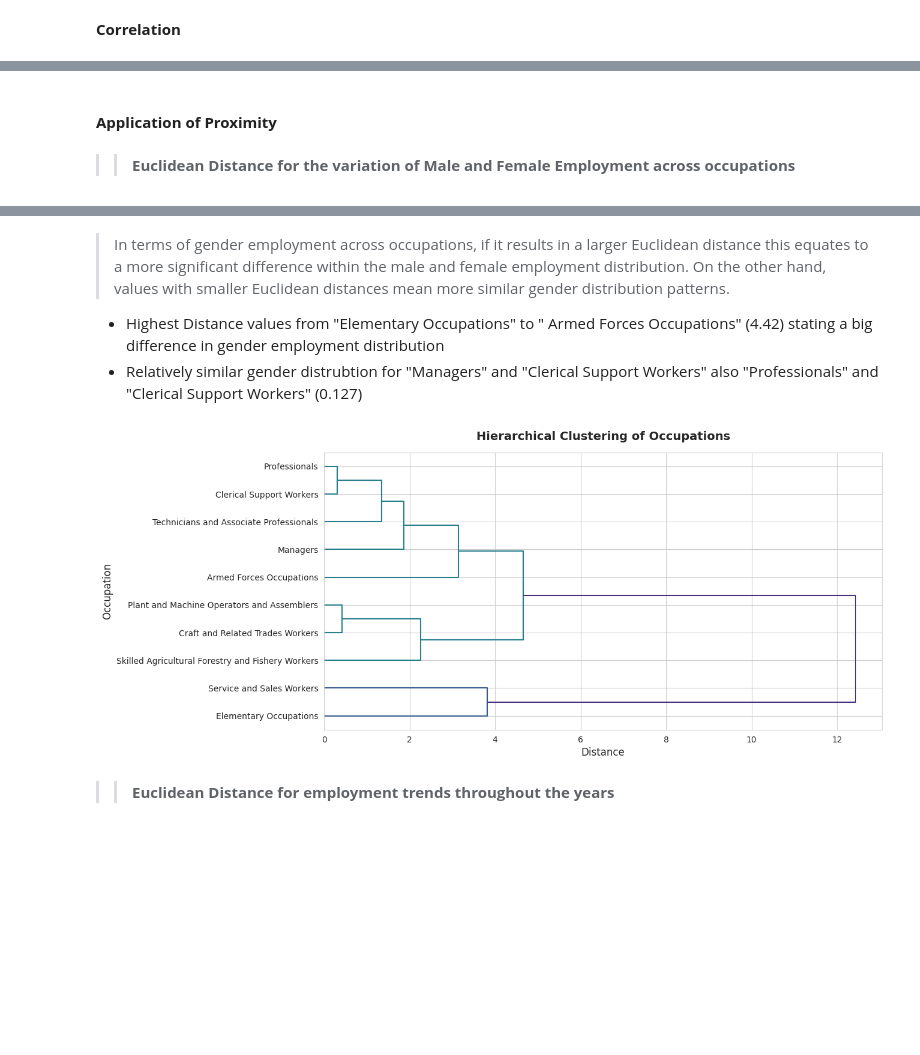
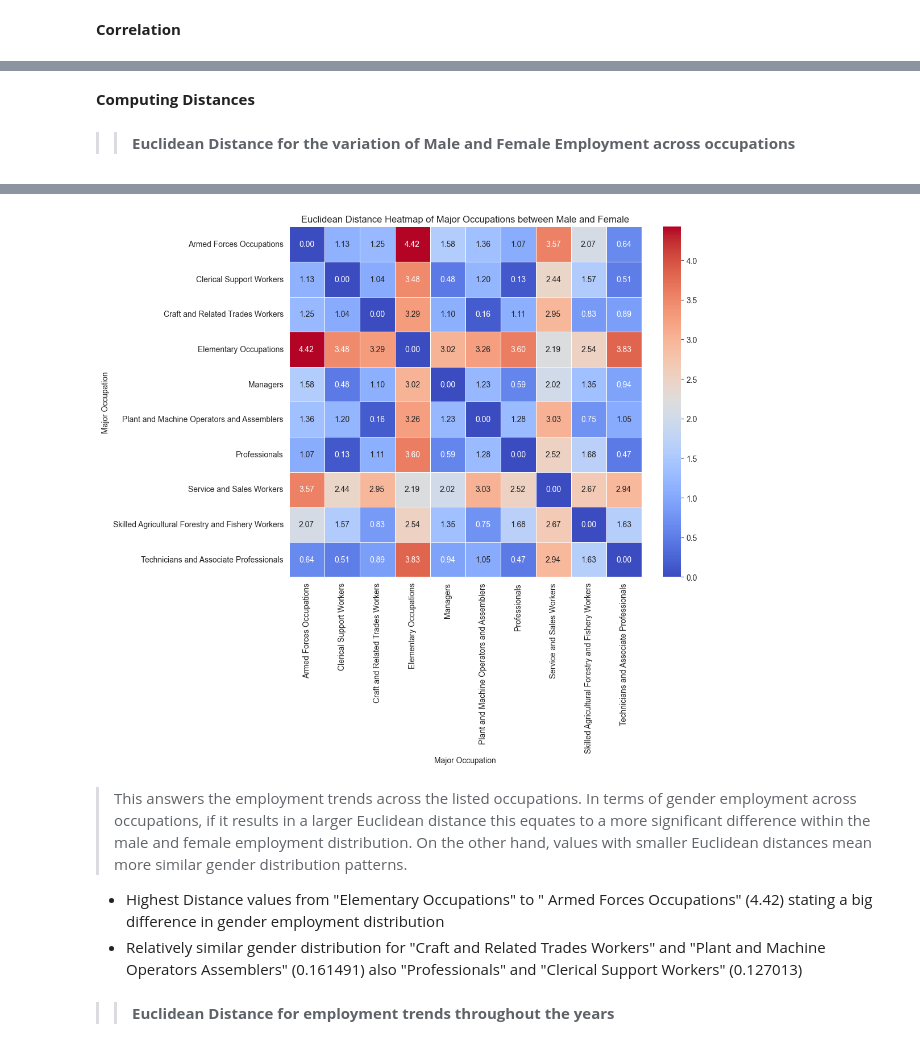
Before and after one commit to hotline8ling/Data-Mining-on-Employed-Persons-by-Major-Occupation-by-Region-by-Sex-in-the-Philippines, a Jupyter notebook: Test_Clean.ipynb, the cells around one changed output, grey strips where cells are left out. Drawn from its saved outputs; the diff is of its cells as text; code cells hidden in the pictures; blank space fills up the shorter version.

Commit message:
Updated distance for visualizations

```diff
--- a/Test_Clean.ipynb
+++ b/Test_Clean.ipynb
@@ -1566,5 +1567,5 @@ plt.show()
-# %% [markdown]
-#### **Application of Proximity**
+# %% [markdown]
+**Computing Distances**
 # %% [markdown]
 >>**Euclidean Distance for the variation of Male and Female Employment across occupations**
 # %%
@@ -1593,26 +1594,24 @@ euclidean_df_scaled_occupation
 | Service and Sales Workers | 3.574286 | 2.439333 | 2.953927 | 2.189707 | ... |
 | Skilled Agricultural Forestry and... | 2.074720 | 1.565233 | 0.832595 | 2.537804 | ... |
 | Technicians and Associate Profess... | 0.640601 | 0.510067 | 0.891825 | 3.830883 | ... |
+# %%
+# Create heatmap
+plt.figure(figsize=(10, 8))
+
+sns.heatmap(euclidean_df_scaled_occupation, cmap="coolwarm", annot=True, fmt=".2f", linewidths=0.5)
+
+plt.title("Euclidean Distance Heatmap of Major Occupations between Male and Female")
+plt.xlabel("Major Occupation")
+plt.ylabel("Major Occupation")
+
+plt.show()
+# %% [output]
+[figure, added]
 # %% [markdown]
-> In terms of gender employment across occupations, if it results in a larger Euclidean distance this equates to a more significant difference within the male and female employment distribution. On the other hand, values with smaller Euclidean distances mean more similar gender distribution patterns.
+> This answers the employment trends across the listed occupations. In terms of gender employment across occupations, if it results in a larger Euclidean distance this equates to a more significant difference within the male and female employment distribution. On the other hand, values with smaller Euclidean distances mean more similar gender distribution patterns.
 
 - Highest Distance values from "Elementary Occupations" to " Armed Forces Occupations"  (4.42)  stating a big difference in gender employment distribution
-- Relatively similar gender distrubtion for "Managers" and "Clerical Support Workers" also "Professionals" and "Clerical Support Workers" (0.127)
+- Relatively similar gender distribution for "Craft and Related Trades Workers" and "Plant and Machine Operators Assemblers" (0.161491) also "Professionals" and "Clerical Support Workers" (0.127013)
-# %%
-from scipy.cluster.hierarchy import linkage, dendrogram
-
-linked = linkage(euclidean_df_scaled_occupation, method='ward')
-
-plt.figure(figsize=(12, 6))
-dendrogram(linked, labels=occupation_df.index, orientation='right')
-plt.title("Hierarchical Clustering of Occupations", fontsize=14, pad=15, weight='bold')
-plt.xlabel('Distance', fontsize=12)
-plt.ylabel('Occupation', fontsize=12)
-plt.xticks(fontsize=10)
-plt.yticks(fontsize=10)
-plt.show()
-# %% [output]
-[figure, removed]
 # %% [markdown]
 >>**Euclidean Distance for employment trends throughout the years**
 # %%
```
Also changed, not shown: parts of 13 cells of this notebook, 1 other file.
